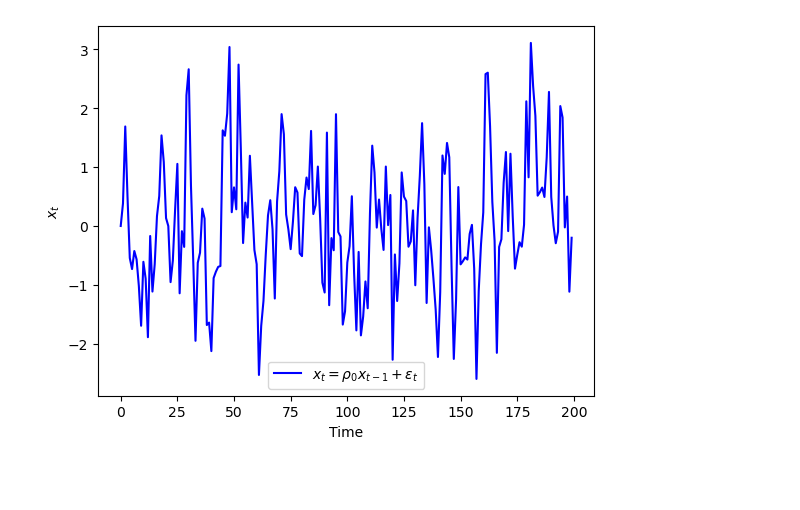
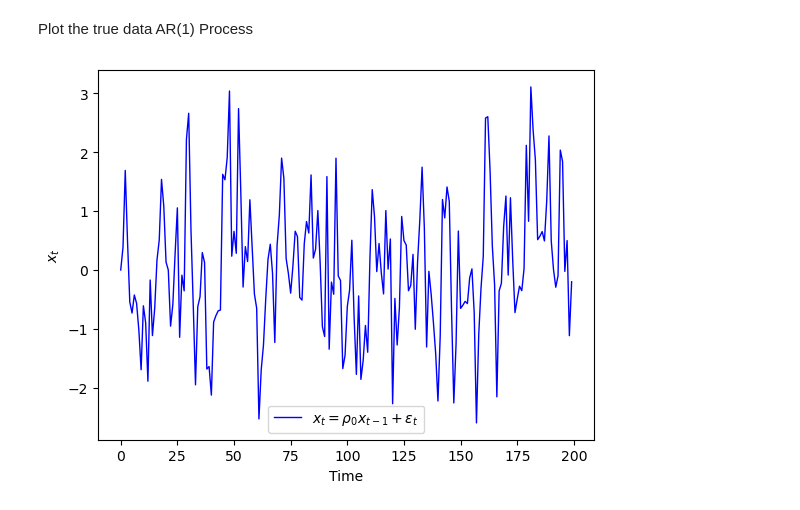
Before and after one commit to Mahan-Rezaeiii/Simulated-Method-of-Moments, a Jupyter notebook: Code/main.ipynb, the cells around one changed output. Cells and saved outputs as stored; diff of their text form; code cells hidden in the pictures; blank space fills up the shorter version.

```diff
--- a/Code/main.ipynb
+++ b/Code/main.ipynb
@@ -34,9 +25,11 @@ array([ 0.00000000e+00,  3.84319193e-01,  1.68871337e+00,  4.88974389e-01,
+# %% [markdown]
+Plot the true data AR(1) Process
 # %%
 plt.Figure()
-plt.plot(x, label=r'$x_t = \rho_0 x_{t-1} + \varepsilon_t$', color = "blue")
+plt.plot(x, label=r"$x_t = \rho_0 x_{t-1} + \varepsilon_t$", color = "blue", linewidth=1)
 plt.xlabel("Time")
 plt.ylabel("$x_t$")
 plt.legend()
 plt.show()
 # %% [output]
-[figure, old version]
+[figure, new version]
```
Also changed, not shown: parts of 6 cells of this notebook.
